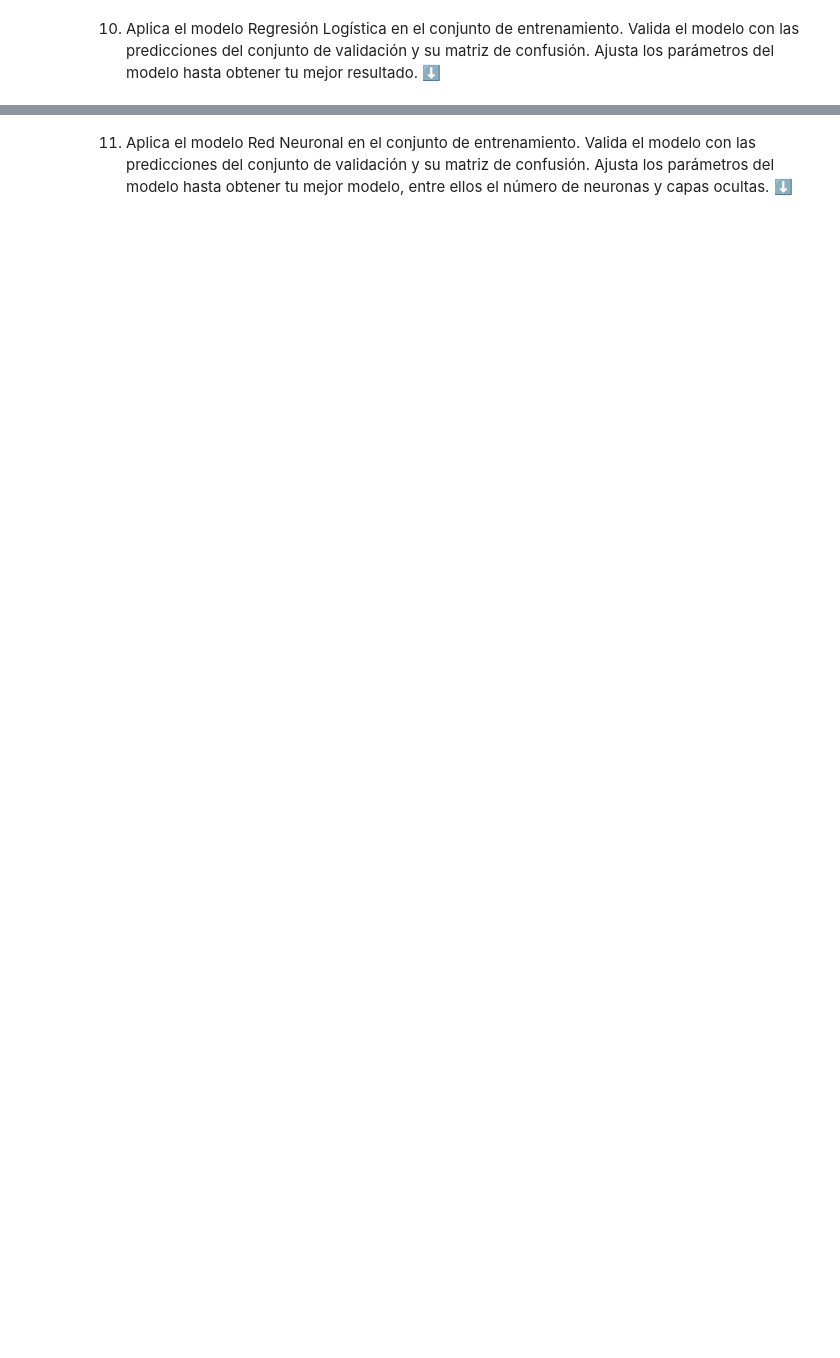
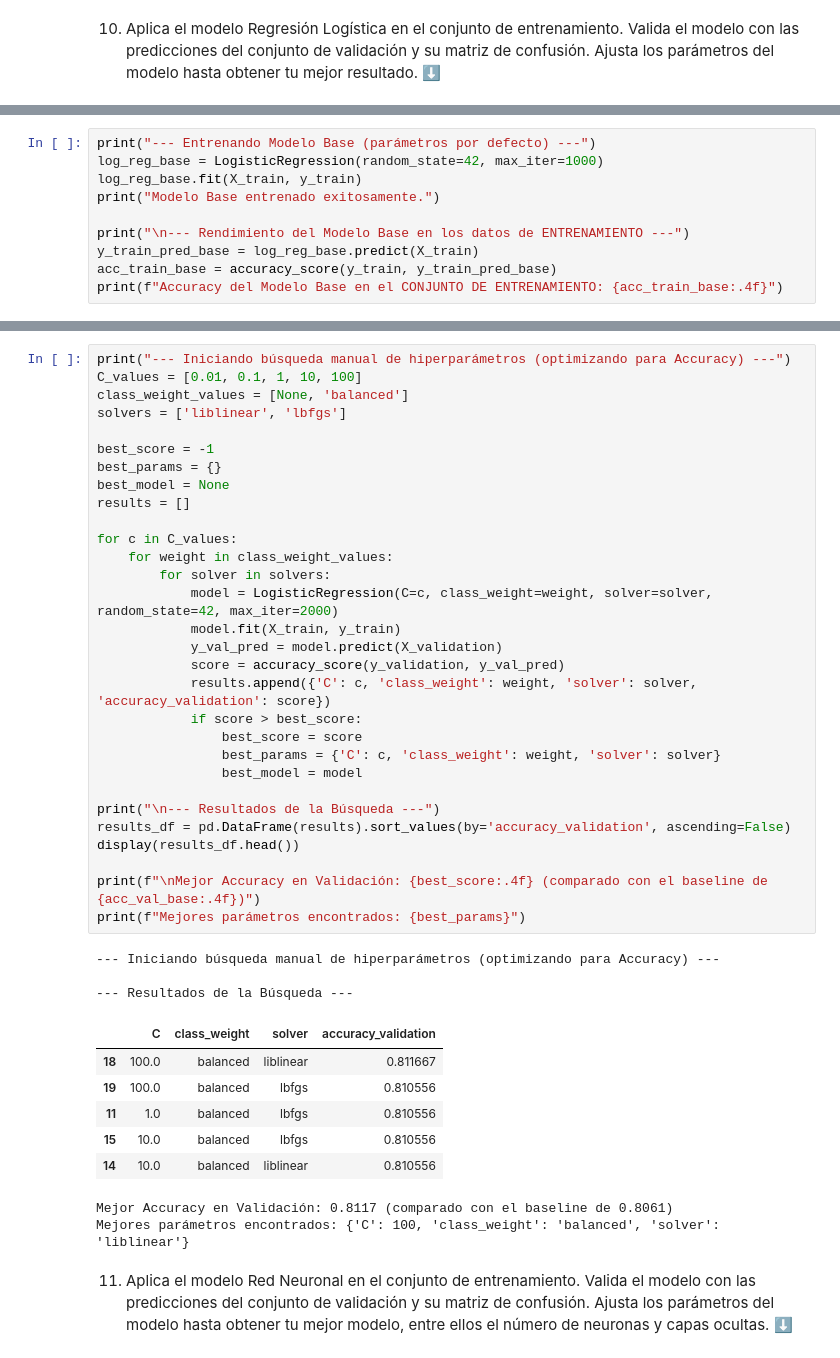
Before and after one commit to WiseExMachina/itesm-data-science-ML-supervisado, a Jupyter notebook: Solucion_Reto_SC_63_Bernardo_Lozano.ipynb, the cells around one changed output, grey strips where cells are left out. Drawn from its saved outputs; the diff is of its cells as text; blank space fills up the shorter version.

```diff
--- a/Solucion_Reto_SC_63_Bernardo_Lozano.ipynb
+++ b/Solucion_Reto_SC_63_Bernardo_Lozano.ipynb
@@ -263,0 +192,10 @@ weighted avg       0.73      0.72      0.71      1800
+# %%
+print("--- Entrenando Modelo Base (parámetros por defecto) ---")
+log_reg_base = LogisticRegression(random_state=42, max_iter=1000)
+log_reg_base.fit(X_train, y_train)
+print("Modelo Base entrenado exitosamente.")
+
+print("\n--- Rendimiento del Modelo Base en los datos de ENTRENAMIENTO ---")
+y_train_pred_base = log_reg_base.predict(X_train)
+acc_train_base = accuracy_score(y_train, y_train_pred_base)
+print(f"Accuracy del Modelo Base en el CONJUNTO DE ENTRENAMIENTO: {acc_train_base:.4f}")
@@ -264,3 +216,45 @@ weighted avg       0.73      0.72      0.71      1800
+# %%
+print("--- Iniciando búsqueda manual de hiperparámetros (optimizando para Accuracy) ---")
+C_values = [0.01, 0.1, 1, 10, 100]
+class_weight_values = [None, 'balanced']
+solvers = ['liblinear', 'lbfgs']
+
+best_score = -1
+best_params = {}
+best_model = None
+results = []
+
+for c in C_values:
+    for weight in class_weight_values:
+        for solver in solvers:
+            model = LogisticRegression(C=c, class_weight=weight, solver=solver, random_state=42, max_iter=2000)
+            model.fit(X_train, y_train)
+            y_val_pred = model.predict(X_validation)
+            score = accuracy_score(y_validation, y_val_pred)
+            results.append({'C': c, 'class_weight': weight, 'solver': solver, 'accuracy_validation': score})
+            if score > best_score:
+                best_score = score
+                best_params = {'C': c, 'class_weight': weight, 'solver': solver}
+                best_model = model
+
+print("\n--- Resultados de la Búsqueda ---")
+results_df = pd.DataFrame(results).sort_values(by='accuracy_validation', ascending=False)
+display(results_df.head())
+
+print(f"\nMejor Accuracy en Validación: {best_score:.4f} (comparado con el baseline de {acc_val_base:.4f})")
+print(f"Mejores parámetros encontrados: {best_params}")
+# %% [output]
+--- Iniciando búsqueda manual de hiperparámetros (optimizando para Accuracy) ---
+
+--- Resultados de la Búsqueda ---
+|  | C | class_weight | solver | accuracy_validation |
+| 18 | 100.0 | balanced | liblinear | 0.811667 |
+| 19 | 100.0 | balanced | lbfgs | 0.810556 |
+| 11 | 1.0 | balanced | lbfgs | 0.810556 |
+| 15 | 10.0 | balanced | lbfgs | 0.810556 |
+| 14 | 10.0 | balanced | liblinear | 0.810556 |
+Mejor Accuracy en Validación: 0.8117 (comparado con el baseline de 0.8061)
+Mejores parámetros encontrados: {'C': 100, 'class_weight': 'balanced', 'solver': 'liblinear'}
 # %% [markdown]
 11. Aplica el modelo Red Neuronal en el conjunto de entrenamiento. Valida el modelo con las
 predicciones del conjunto de validación y su matriz de confusión. Ajusta los parámetros
```
Also changed, not shown: parts of 25 cells of this notebook, 2 other files.
